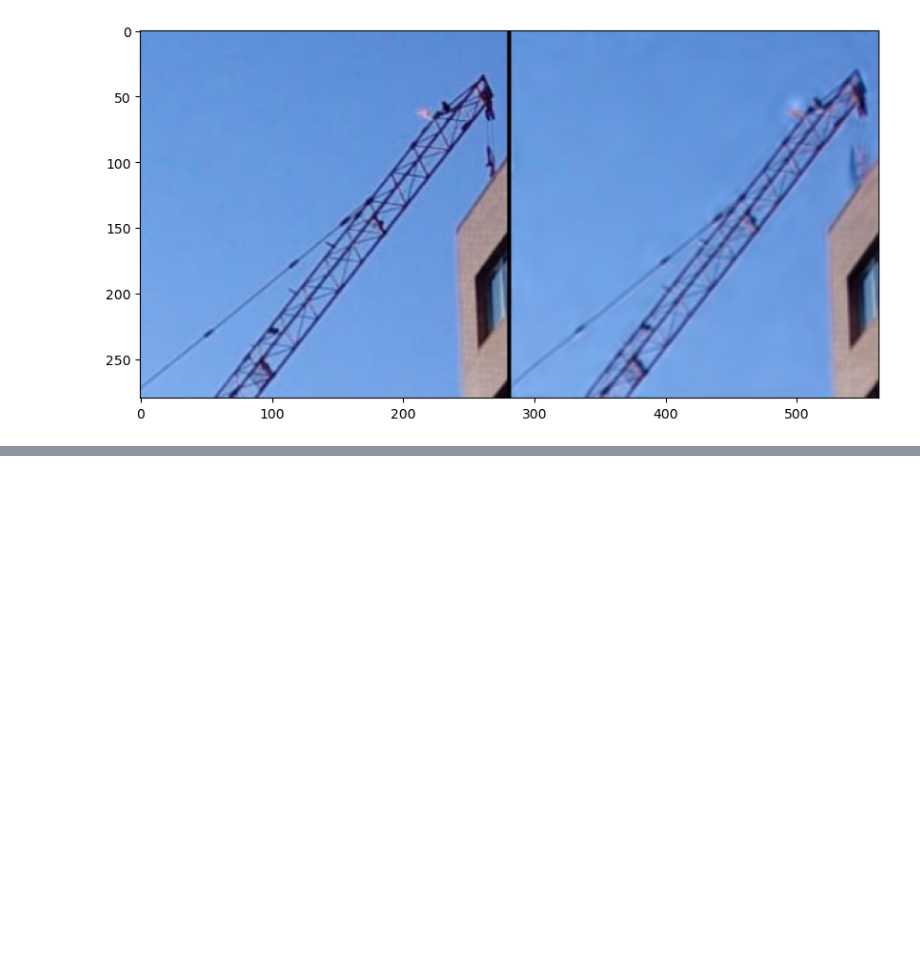
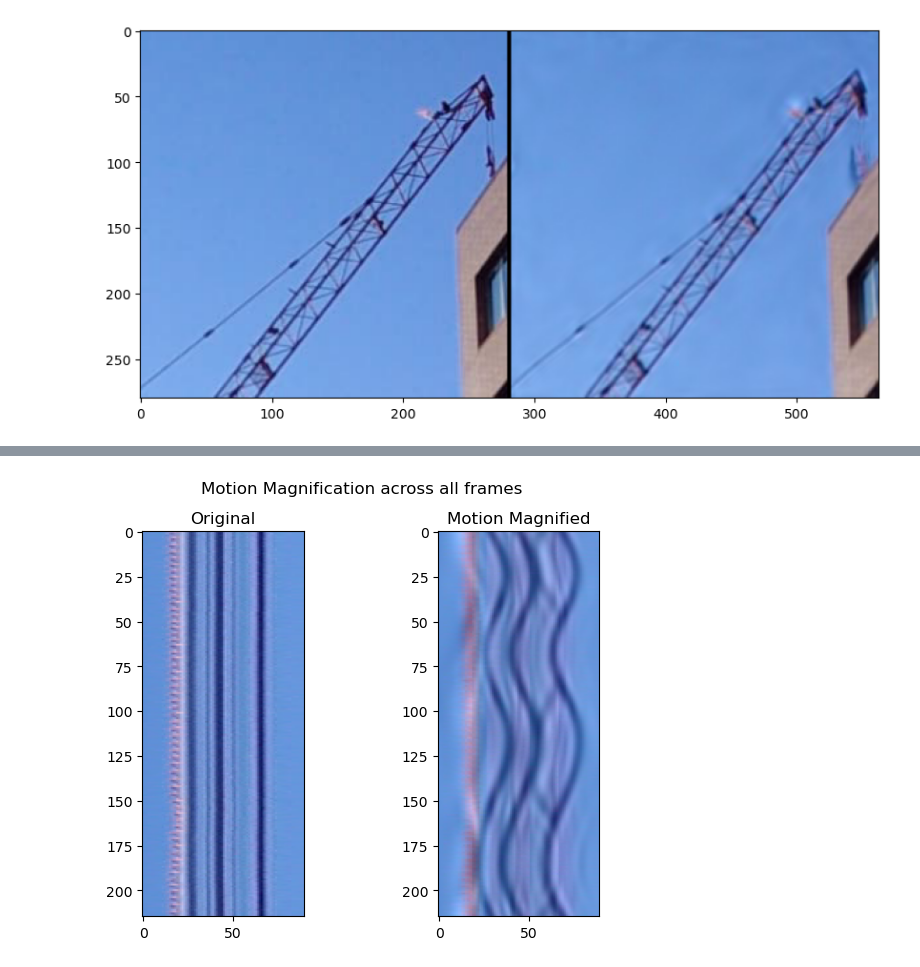
Before and after one commit to itberrios/phase_based, a Jupyter notebook: motion_magnification_pytorch.ipynb, the cells around one changed output, grey strips where cells are left out. Saved outputs shown, nothing was run; the diff lists cells and outputs as text; code cells hidden in the pictures; blank space fills up the shorter version.

```diff
--- a/motion_magnification_pytorch.ipynb
+++ b/motion_magnification_pytorch.ipynb
@@ -474,0 +503,10 @@ del out
+# %%
+fig, ax = plt.subplots(1, 2, figsize=(7, 5))
+
+fig.suptitle("Motion Magnification across all frames")
+ax[0].imshow(stacked_rgb[:, v1:v2, idx, :]) # .transpose(1, 0, 2))
+ax[0].set_title("Original")
+ax[1].imshow(stacked_rgb[:, v1:v2, idx2, :])
+ax[1].set_title("Motion Magnified");
+# %% [output]
+[figure, added]
```
Also changed, not shown: parts of 4 cells of this notebook, 1 other file.
